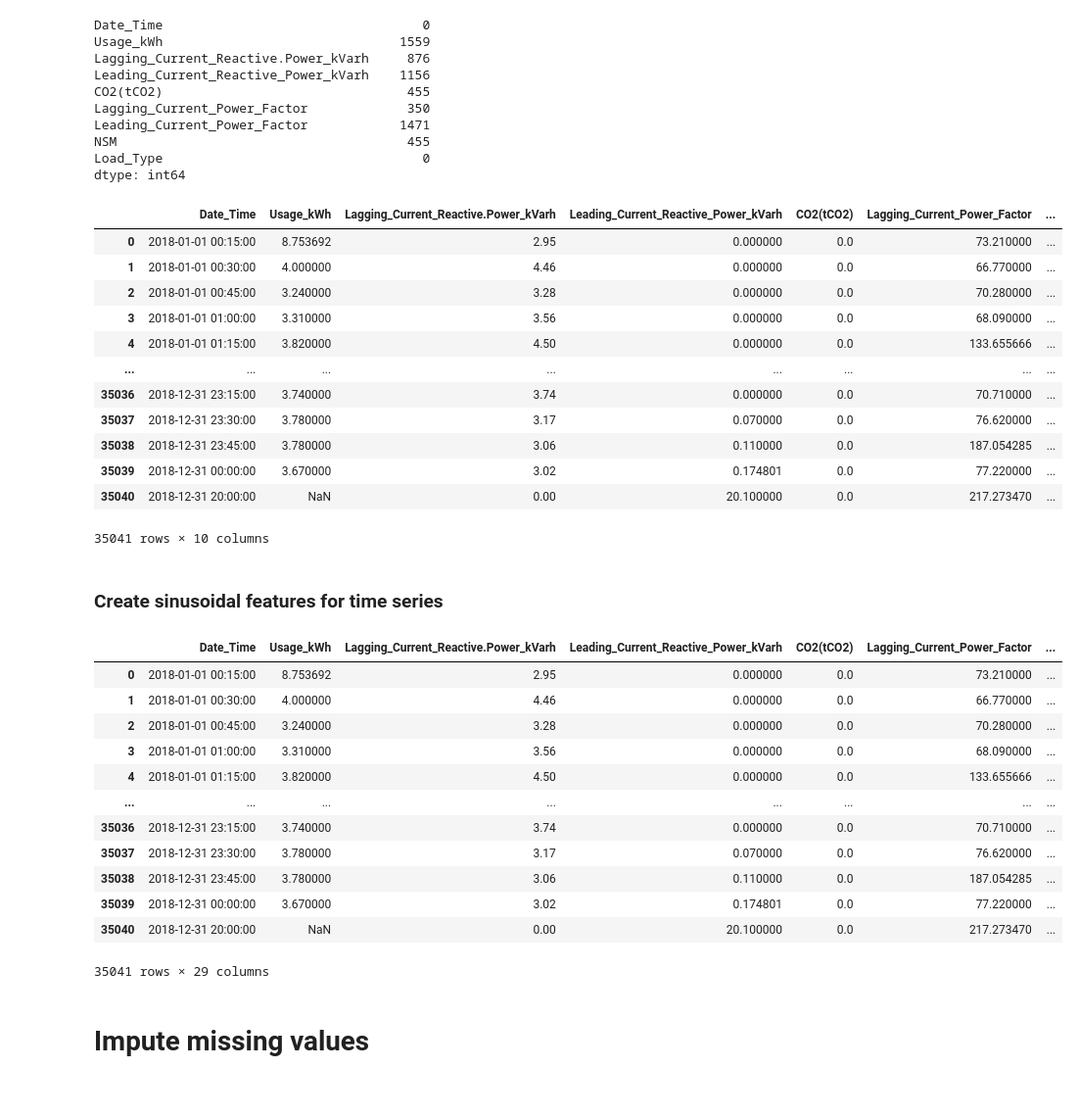
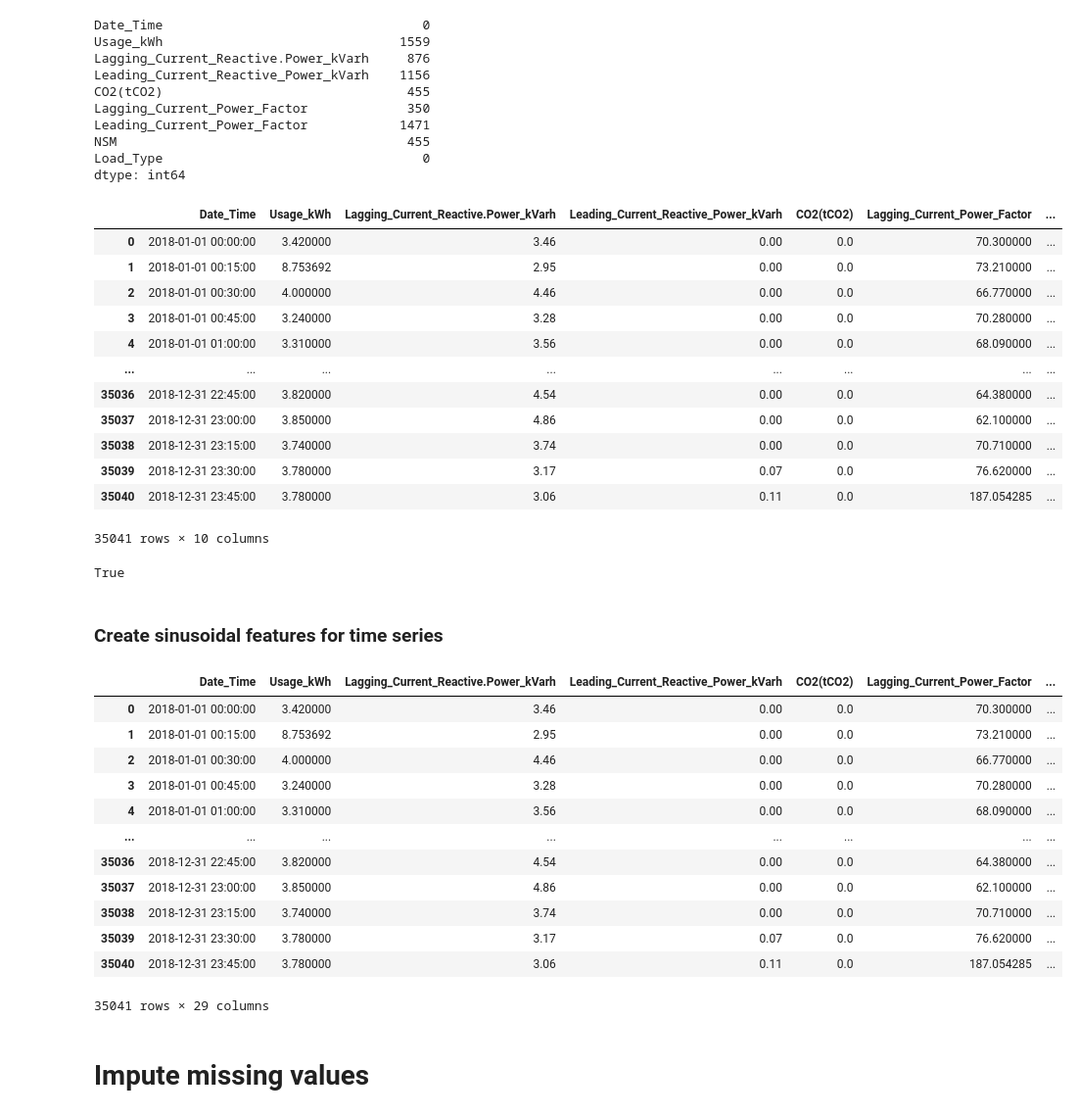
Before and after one commit to NevroHelios/power-load-forcasting, a Jupyter notebook: backend/notebooks/eda.ipynb, the cells around one changed output. Shown at 98% size. Cells and saved outputs as stored; diff of their text form; code cells hidden in the pictures.

```diff
--- a/backend/notebooks/eda.ipynb
+++ b/backend/notebooks/eda.ipynb
@@ -67,26 +69,31 @@ Load_Type                                  0
 dtype: int64
 # %%
 df['Date_Time'] = pd.to_datetime(df['Date_Time'], format="%d-%m-%Y %H:%M")
+df = df.sort_values('Date_Time', kind='stable').reset_index(drop=True)
 
 # train, text marking
 df['train'] = 1
 df.loc[df['Date_Time'].dt.month == 12, 'train' ] = 0
 
 df.reset_index(drop=True)
 # %% [output]
 |  | Date_Time | Usage_kWh | Lagging_Current_Reactive.Power_kVarh | Leading_Current_Reactive_Power_kVarh | CO2(tCO2) | Lagging_Current_Power_Factor | ... |
-| 0 | 2018-01-01 00:15:00 | 8.753692 | 2.95 | 0.000000 | 0.0 | 73.210000 | ... |
-| 1 | 2018-01-01 00:30:00 | 4.000000 | 4.46 | 0.000000 | 0.0 | 66.770000 | ... |
-| 2 | 2018-01-01 00:45:00 | 3.240000 | 3.28 | 0.000000 | 0.0 | 70.280000 | ... |
-| 3 | 2018-01-01 01:00:00 | 3.310000 | 3.56 | 0.000000 | 0.0 | 68.090000 | ... |
-| 4 | 2018-01-01 01:15:00 | 3.820000 | 4.50 | 0.000000 | 0.0 | 133.655666 | ... |
+| 0 | 2018-01-01 00:00:00 | 3.420000 | 3.46 | 0.00 | 0.0 | 70.300000 | ... |
+| 1 | 2018-01-01 00:15:00 | 8.753692 | 2.95 | 0.00 | 0.0 | 73.210000 | ... |
+| 2 | 2018-01-01 00:30:00 | 4.000000 | 4.46 | 0.00 | 0.0 | 66.770000 | ... |
+| 3 | 2018-01-01 00:45:00 | 3.240000 | 3.28 | 0.00 | 0.0 | 70.280000 | ... |
+| 4 | 2018-01-01 01:00:00 | 3.310000 | 3.56 | 0.00 | 0.0 | 68.090000 | ... |
 | ... | ... | ... | ... | ... | ... | ... | ... |
-| 35036 | 2018-12-31 23:15:00 | 3.740000 | 3.74 | 0.000000 | 0.0 | 70.710000 | ... |
-| 35037 | 2018-12-31 23:30:00 | 3.780000 | 3.17 | 0.070000 | 0.0 | 76.620000 | ... |
-| 35038 | 2018-12-31 23:45:00 | 3.780000 | 3.06 | 0.110000 | 0.0 | 187.054285 | ... |
-| 35039 | 2018-12-31 00:00:00 | 3.670000 | 3.02 | 0.174801 | 0.0 | 77.220000 | ... |
-| 35040 | 2018-12-31 20:00:00 | NaN | 0.00 | 20.100000 | 0.0 | 217.273470 | ... |
+| 35036 | 2018-12-31 22:45:00 | 3.820000 | 4.54 | 0.00 | 0.0 | 64.380000 | ... |
+| 35037 | 2018-12-31 23:00:00 | 3.850000 | 4.86 | 0.00 | 0.0 | 62.100000 | ... |
+| 35038 | 2018-12-31 23:15:00 | 3.740000 | 3.74 | 0.00 | 0.0 | 70.710000 | ... |
+| 35039 | 2018-12-31 23:30:00 | 3.780000 | 3.17 | 0.07 | 0.0 | 76.620000 | ... |
+| 35040 | 2018-12-31 23:45:00 | 3.780000 | 3.06 | 0.11 | 0.0 | 187.054285 | ... |
 35041 rows × 10 columns
+# %%
+df['Date_Time'].is_monotonic_increasing
+# %% [output]
+True
 # %% [markdown]
 ### Create sinusoidal features for time series
 # %%
@@ -119,17 +126,17 @@ df['dayofweek_cos'] = np.cos(2 * np.pi * df['weekday'] / 7)
 df
 # %% [output]
 |  | Date_Time | Usage_kWh | Lagging_Current_Reactive.Power_kVarh | Leading_Current_Reactive_Power_kVarh | CO2(tCO2) | Lagging_Current_Power_Factor | ... |
-| 0 | 2018-01-01 00:15:00 | 8.753692 | 2.95 | 0.000000 | 0.0 | 73.210000 | ... |
-| 1 | 2018-01-01 00:30:00 | 4.000000 | 4.46 | 0.000000 | 0.0 | 66.770000 | ... |
-| 2 | 2018-01-01 00:45:00 | 3.240000 | 3.28 | 0.000000 | 0.0 | 70.280000 | ... |
-| 3 | 2018-01-01 01:00:00 | 3.310000 | 3.56 | 0.000000 | 0.0 | 68.090000 | ... |
-| 4 | 2018-01-01 01:15:00 | 3.820000 | 4.50 | 0.000000 | 0.0 | 133.655666 | ... |
+| 0 | 2018-01-01 00:00:00 | 3.420000 | 3.46 | 0.00 | 0.0 | 70.300000 | ... |
+| 1 | 2018-01-01 00:15:00 | 8.753692 | 2.95 | 0.00 | 0.0 | 73.210000 | ... |
+| 2 | 2018-01-01 00:30:00 | 4.000000 | 4.46 | 0.00 | 0.0 | 66.770000 | ... |
+| 3 | 2018-01-01 00:45:00 | 3.240000 | 3.28 | 0.00 | 0.0 | 70.280000 | ... |
+| 4 | 2018-01-01 01:00:00 | 3.310000 | 3.56 | 0.00 | 0.0 | 68.090000 | ... |
 | ... | ... | ... | ... | ... | ... | ... | ... |
-| 35036 | 2018-12-31 23:15:00 | 3.740000 | 3.74 | 0.000000 | 0.0 | 70.710000 | ... |
-| 35037 | 2018-12-31 23:30:00 | 3.780000 | 3.17 | 0.070000 | 0.0 | 76.620000 | ... |
-| 35038 | 2018-12-31 23:45:00 | 3.780000 | 3.06 | 0.110000 | 0.0 | 187.054285 | ... |
-| 35039 | 2018-12-31 00:00:00 | 3.670000 | 3.02 | 0.174801 | 0.0 | 77.220000 | ... |
-| 35040 | 2018-12-31 20:00:00 | NaN | 0.00 | 20.100000 | 0.0 | 217.273470 | ... |
+| 35036 | 2018-12-31 22:45:00 | 3.820000 | 4.54 | 0.00 | 0.0 | 64.380000 | ... |
+| 35037 | 2018-12-31 23:00:00 | 3.850000 | 4.86 | 0.00 | 0.0 | 62.100000 | ... |
+| 35038 | 2018-12-31 23:15:00 | 3.740000 | 3.74 | 0.00 | 0.0 | 70.710000 | ... |
+| 35039 | 2018-12-31 23:30:00 | 3.780000 | 3.17 | 0.07 | 0.0 | 76.620000 | ... |
+| 35040 | 2018-12-31 23:45:00 | 3.780000 | 3.06 | 0.11 | 0.0 | 187.054285 | ... |
 35041 rows × 29 columns
 # %% [markdown]
 # Impute missing values
```
Also changed, not shown: parts of 19 cells of this notebook.
